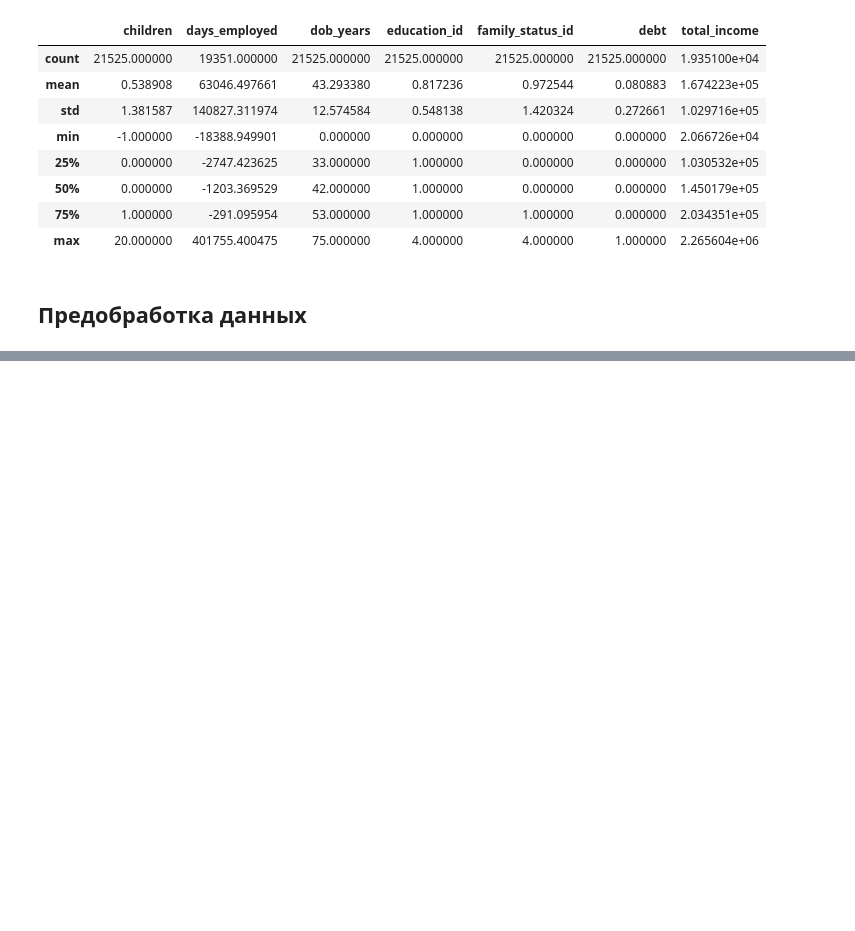
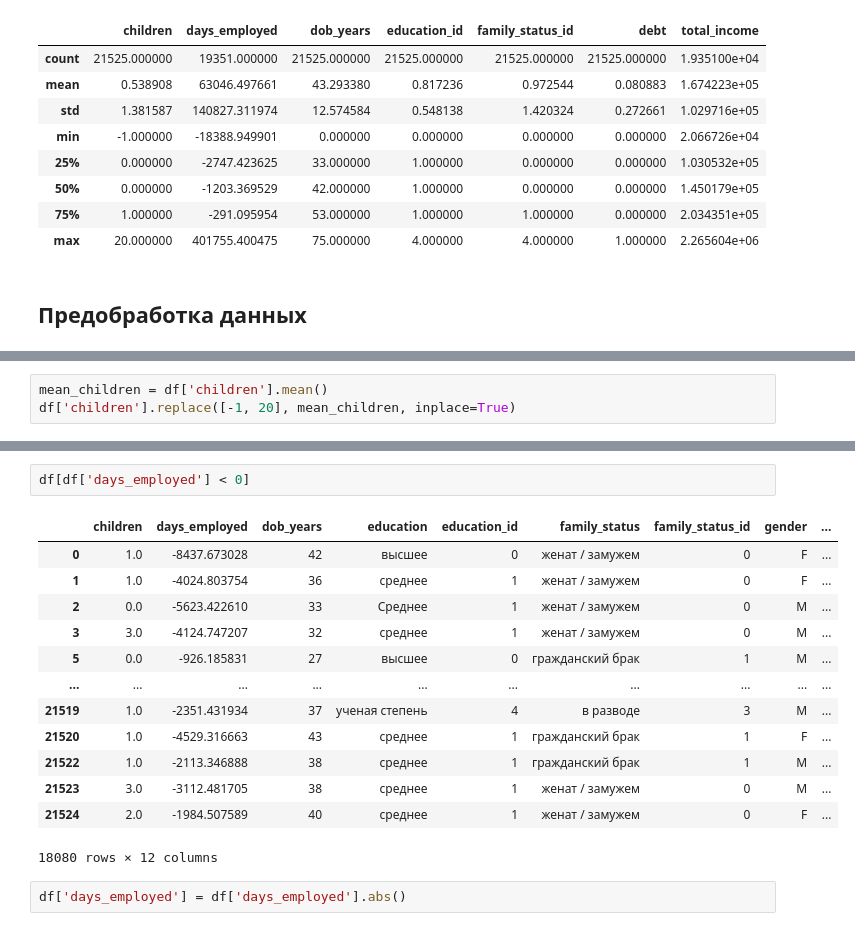
Before and after one commit to yerkebulanali/Yandex-Data-Science-Projects, a Jupyter notebook: Yandex Practicum Project 2.ipynb, the cells around one changed output, grey strips where cells are left out. Cells and saved outputs as stored; diff of their text form; blank space fills up the shorter version.

```diff
--- a/Yandex Practicum Project 2.ipynb
+++ b/Yandex Practicum Project 2.ipynb
@@ -104,0 +194,3 @@ df.describe()
+# %%
+mean_children = df['children'].mean()
+df['children'].replace([-1, 20], mean_children, inplace=True)
@@ -104,0 +203,18 @@ df.describe()
+# %%
+df[df['days_employed'] < 0]
+# %% [output]
+|  | children | days_employed | dob_years | education | education_id | family_status | family_status_id | gender | ... |
+| 0 | 1.0 | -8437.673028 | 42 | высшее | 0 | женат / замужем | 0 | F | ... |
+| 1 | 1.0 | -4024.803754 | 36 | среднее | 1 | женат / замужем | 0 | F | ... |
+| 2 | 0.0 | -5623.422610 | 33 | Среднее | 1 | женат / замужем | 0 | M | ... |
+| 3 | 3.0 | -4124.747207 | 32 | среднее | 1 | женат / замужем | 0 | M | ... |
+| 5 | 0.0 | -926.185831 | 27 | высшее | 0 | гражданский брак | 1 | M | ... |
+| ... | ... | ... | ... | ... | ... | ... | ... | ... | ... |
+| 21519 | 1.0 | -2351.431934 | 37 | ученая степень | 4 | в разводе | 3 | M | ... |
+| 21520 | 1.0 | -4529.316663 | 43 | среднее | 1 | гражданский брак | 1 | F | ... |
+| 21522 | 1.0 | -2113.346888 | 38 | среднее | 1 | гражданский брак | 1 | M | ... |
+| 21523 | 3.0 | -3112.481705 | 38 | среднее | 1 | женат / замужем | 0 | M | ... |
+| 21524 | 2.0 | -1984.507589 | 40 | среднее | 1 | женат / замужем | 0 | F | ... |
+18080 rows × 12 columns
+# %%
+df['days_employed'] = df['days_employed'].abs()
```
Also changed, not shown: parts of 57 cells of this notebook.
